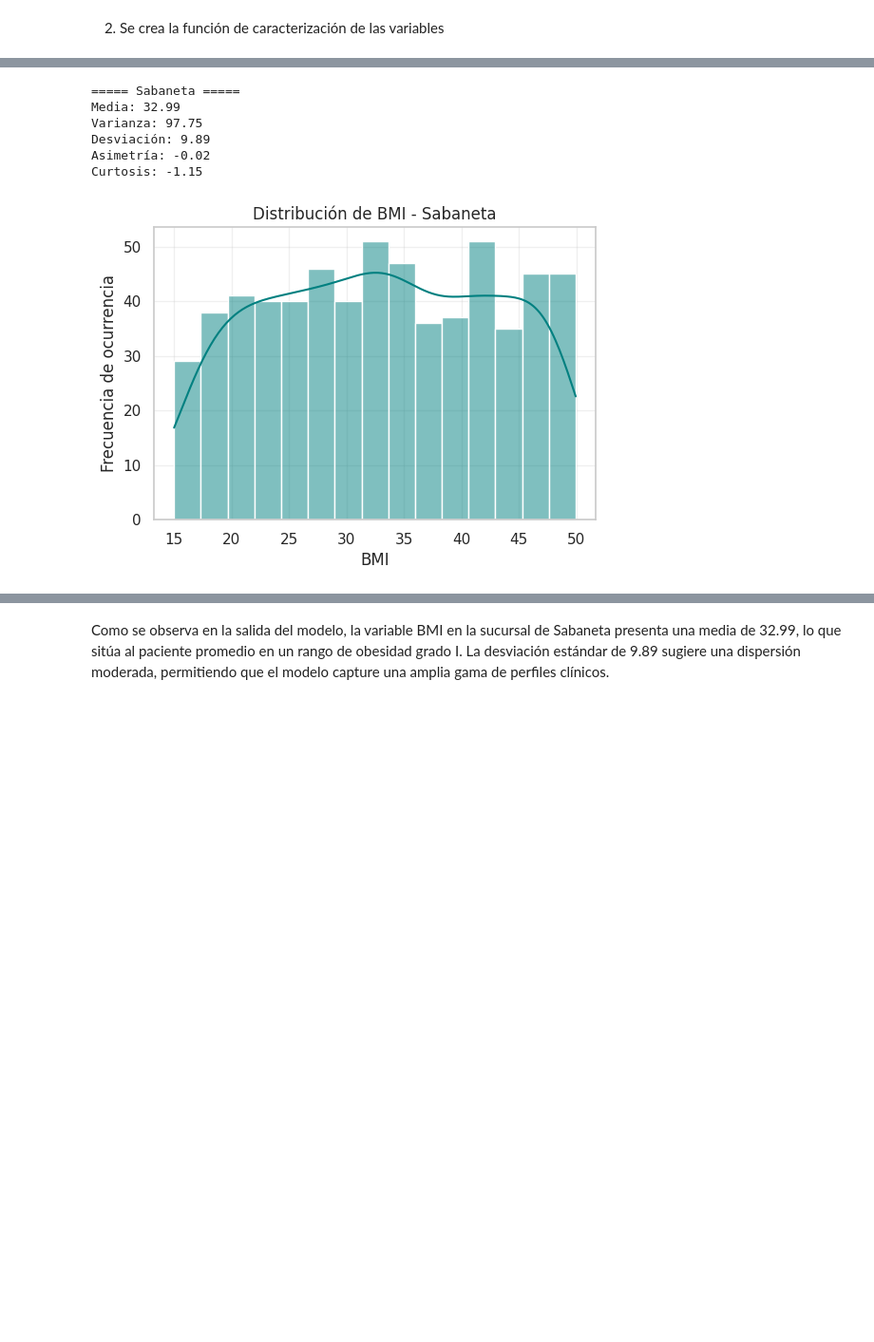
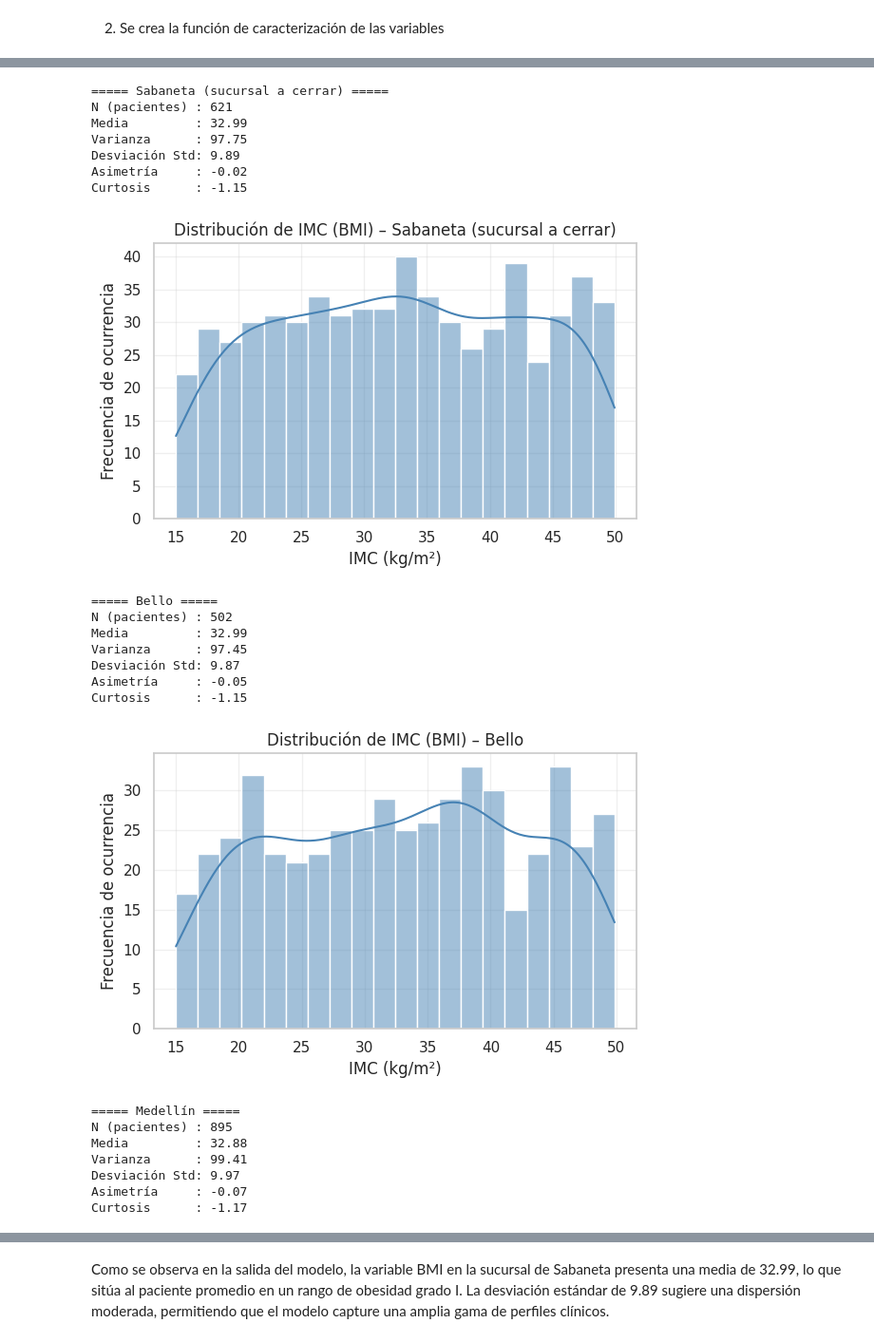
Before and after one commit to Sebas-Atehortua/Integracion-de-Datos-y-Prospectiva, a Jupyter notebook: Integración_DB_EPS.ipynb, the cells around one changed output, grey strips where cells are left out. Shown at 95% size. Cells and saved outputs as stored; diff of their text form; code cells hidden in the pictures; blank space fills up the shorter version.

```diff
--- a/Integración_DB_EPS.ipynb
+++ b/Integración_DB_EPS.ipynb
@@ -80,10 +82,52 @@ def caracterizacion(X, nombre, plot=False):
-# %%
-u_sab, var_sab, std_sab, asim_sab, curt_sab = caracterizacion(sabaneta_bmi, "Sabaneta", plot=True)
-# %% [output]
-===== Sabaneta =====
-Media: 32.99
-Varianza: 97.75
-Desviación: 9.89
-Asimetría: -0.02
-Curtosis: -1.15
-[figure, removed]
+# %%
+# Sabaneta (sucursal a cerrar)
+u_sab, var_sab, sig_sab, ase_sab, kur_sab, n_sab = caracterizacion(
+    X_sab, "Sabaneta (sucursal a cerrar)")
+
+# Demás sucursales
+stats = {}
+for nombre, bd in sucursales.items():
+    u, var, sig, ase, kur, n = caracterizacion(bd['BMI'], nombre)
+    stats[nombre] = {'u': u, 'var': var, 'sig': sig,
+                     'ase': ase, 'kur': kur, 'n': n, 'X': bd['BMI']}
+
+# Visualización comparativa (todas juntas)
+plt.figure(figsize=(10, 6))
+for nombre, s in stats.items():
+    sns.kdeplot(s['X'], label=nombre)
+sns.kdeplot(X_sab, label='Sabaneta', linewidth=2.5,
+            linestyle='--', color='black')
+
+print("Gráfico resumen de las distribuciones de todas las sucursales")
+
+plt.title("Distribución de IMC por Sucursal – Antes de la Integración")
+plt.xlabel("IMC (kg/m²)")
+plt.ylabel("Densidad")
+plt.legend()
+plt.grid(True, alpha=0.3)
+plt.tight_layout()
+plt.show()
+# %% [output]
+===== Sabaneta (sucursal a cerrar) =====
+N (pacientes) : 621
+Media         : 32.99
+Varianza      : 97.75
+Desviación Std: 9.89
+Asimetría     : -0.02
+Curtosis      : -1.15
+[figure, added]
+===== Bello =====
+N (pacientes) : 502
+Media         : 32.99
+Varianza      : 97.45
+Desviación Std: 9.87
+Asimetría     : -0.05
+Curtosis      : -1.15
+[figure, added]
+===== Medellín =====
+N (pacientes) : 895
+Media         : 32.88
+Varianza      : 99.41
+Desviación Std: 9.97
+Asimetría     : -0.07
+Curtosis      : -1.17
```
Also changed, not shown: parts of 13 cells of this notebook.
